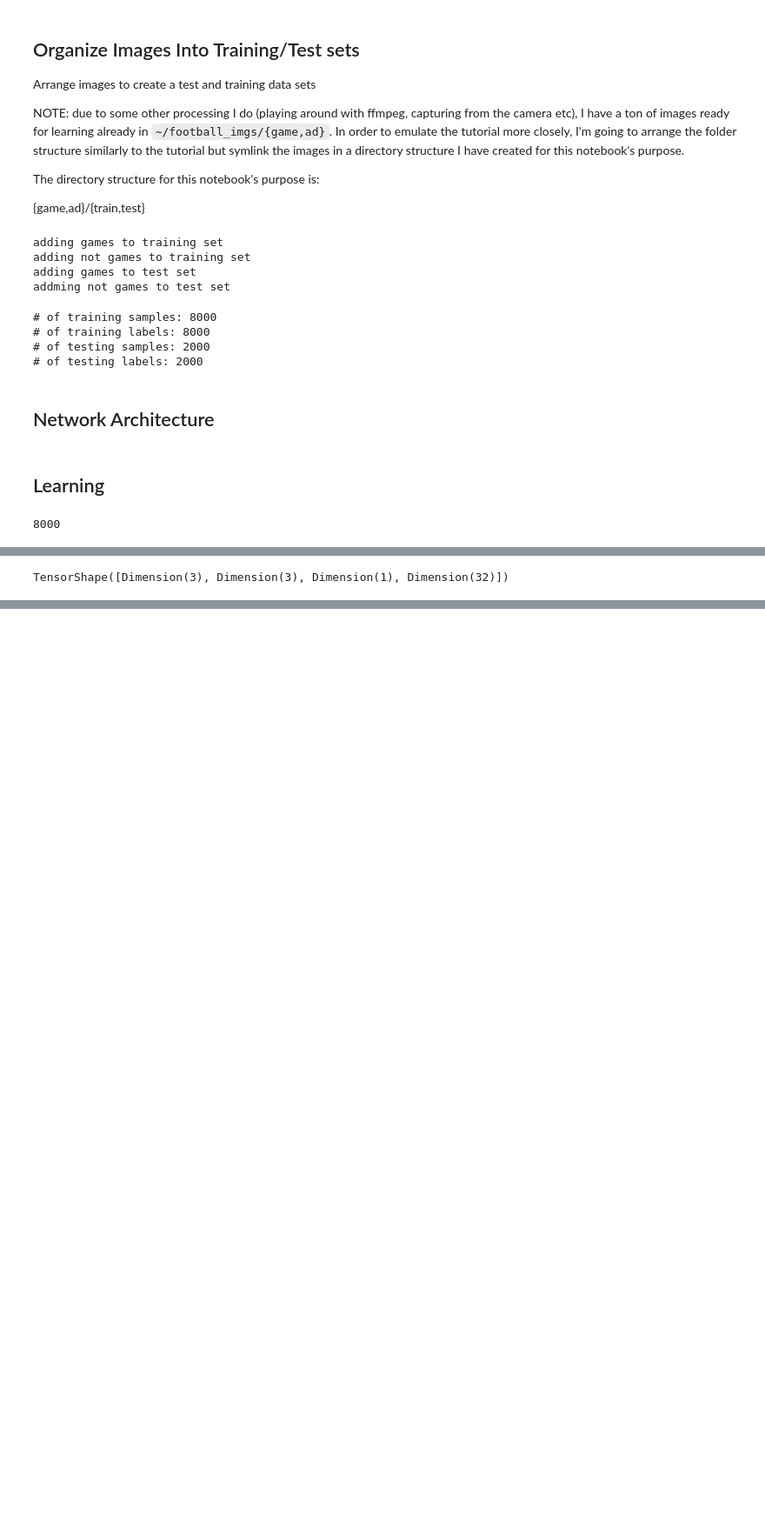
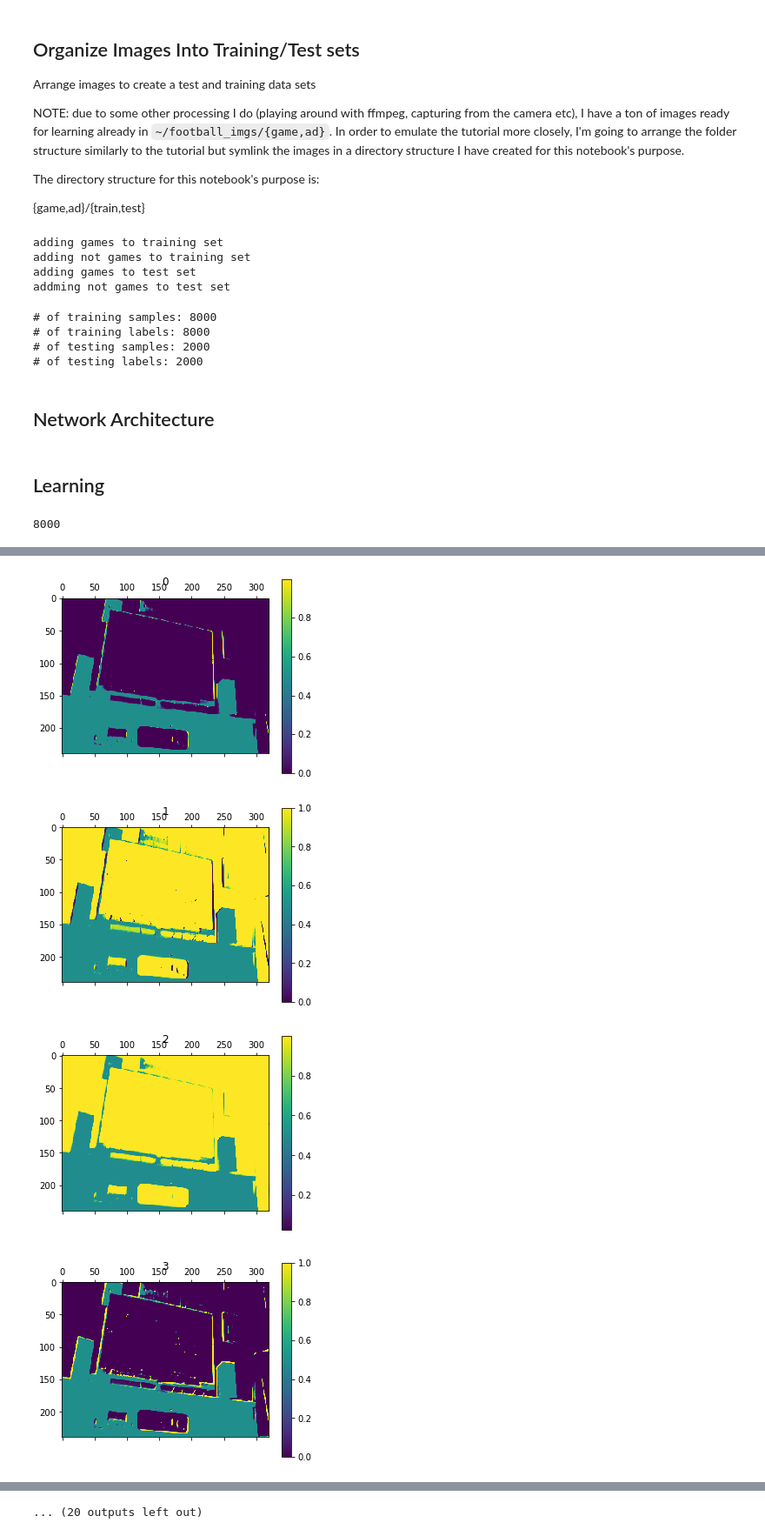
Before and after one commit to brycemcd/learning_neural_networks, a Jupyter notebook: 2017-10-15-football-cnn.ipynb, the cells around one changed output, grey strips where cells are left out. Shown at 87% size. Saved outputs shown, nothing was run; the diff lists cells and outputs as text; code cells hidden in the pictures; blank space fills up the shorter version.

```diff
--- a/2017-10-15-football-cnn.ipynb
+++ b/2017-10-15-football-cnn.ipynb
@@ -194,7 +194,7 @@ keepRate1 = tf.placeholder(tf.float32)
 keepRate2 = tf.placeholder(tf.float32)
 # %%
 # CONVOLUTION 1 - 1
-with tf.name_scope('conv1_1'):
+with tf.variable_scope('conv1_1') as scope:
     num_filters1_1 = 32
     filter1_1 = tf.Variable(tf.truncated_normal([3, 3, 1, num_filters1_1],
                                                 dtype=tf.float32,
@@ -210,7 +210,7 @@ with tf.name_scope('conv1_1'):
                         name='biases1_1')
 
     out = tf.nn.bias_add(conv, biases)
-    conv1_1 = tf.nn.sigmoid(out) #relu(out)
+    conv1_1 = tf.nn.sigmoid(out, name=scope.name)
 # %%
 # CONVOLUTION 1 - 2
 with tf.name_scope('conv1_2'):
@@ -304,7 +304,7 @@ int(train_x.shape[0])
 # %% [output]
 8000
 # %%
-numEpochs = 3
+numEpochs = 10
 batchSize = 100
 alpha = 1e-3
 
@@ -320,7 +320,7 @@ with tf.name_scope('accuracy'):
 with tf.name_scope('train'):
     train_step = tf.train.AdamOptimizer(learning_rate=alpha).minimize(loss)
 # %%
-sess = tf.Session() # TODO make this an interactive session
+sess = tf.InteractiveSession() # TODO make this an interactive session
 init = tf.global_variables_initializer()
 sess.run(init)
 # %%
@@ -352,10 +370,12 @@ for i in range(numEpochs):
     for ii in range(steps):
         #Calculate our current step
         step = i * steps + ii
+        batch_from = ii * batchSize
+        batch_to   = (ii+1) * batchSize
         #Feed forward batch of train images into graph and log accuracy
         acc, wo_ff = sess.run([[accuracy], write_op],
-                       feed_dict={X: train_x[(ii*batchSize):((ii+1)*batchSize),:,:,:],
-                                  Y_: train_y[(ii*batchSize):((ii+1)*batchSize)],
+                       feed_dict={X: train_x[batch_from:batch_to,:,:,:],
+                                  Y_: train_y[batch_from:batch_to],
                                   keepRate1: 1,
                                   keepRate2: 1})
 
@@ -363,12 +383,12 @@ for i in range(numEpochs):
         accHist.append(acc)
 
         #Back propogate using adam optimizer to update weights and biases.
-        sess.run([train_step, write_op], feed_dict={X: train_x[(ii*batchSize):((ii+1)*batchSize),:,:,:],
-                                        Y_: train_y[(ii*batchSize):((ii+1)*batchSize)],
+        sess.run(train_step, feed_dict={X: train_x[batch_from:batch_to,:,:,:],
+                                        Y_: train_y[batch_from:batch_to],
                                         keepRate1: 0.75,
                                         keepRate2: 0.75})
 
-        if step % 5 == 0:
+        if step % 25 == 0:
             # Get Train Summary for one batch and add summary to TensorBoard
 #             summary = sess.run(write_op, feed_dict={X: train_x[(ii*batchSize):((ii+1)*batchSize),:,:,:],
 #                                                     Y_: train_y[(ii*batchSize):((ii+1)*batchSize)],
@@ -389,7 +409,7 @@ for i in range(numEpochs):
 #             writer_2.add_summary(wo_bp, step)
 #             writer_2.flush()
 
-            print("step number: %s, training accuracy: %s" % (step, np.median(accHist)))
+#            print("step number: %s, training accuracy: %s" % (step, np.median(accHist)))
 
 
 
@@ -397,12 +417,16 @@ for i in range(numEpochs):
 
     #Feed forward all test images into graph and log accuracy
     for iii in range(int(test_x.shape[0]/batchSize)):
+        step = i * steps + iii
+
         acc, wo_t = sess.run([accuracy, write_op], feed_dict={X: test_x[(iii*batchSize):((iii+1)*batchSize),:,:,:],
                                             Y_: test_y[(iii*batchSize):((iii+1)*batchSize)],
                                             keepRate1: 1,
                                             keepRate2: 1})
-        writer_2.add_summary(wo_t, step)
-        writer_2.flush()
+        if iii % 5 == 0:
+            writer_2.add_summary(wo_t, step)
+            writer_2.flush()
+
         accHist2.append(acc)
     print("Test Set Accuracy: {}".format(np.median(accHist2)))
 # %% [output]
@@ -428,6 +450,20 @@ KeyboardInterrupt:
 # %%
 sess.close()
-# %%
-filter1_1.shape
-# %% [output]
-TensorShape([Dimension(3), Dimension(3), Dimension(1), Dimension(32)])
+# %%
+image = test_x[200]
+image = image.reshape(data_shape)
+H = conv1_1.eval(feed_dict = {X: image})
+#H1 = conv2_2.eval(feed_dict= {X: image})
+
+plt.ion()
+
+for i in range(H.shape[3]):
+    plt.matshow(H[0, :, :, i])
+    plt.title(i)
+    plt.colorbar()
+plt.show()
+# %% [output]
+[figure, added]
+[figure, added]
+[figure, added]
+[figure, added]
@@ -433,0 +478 @@ TensorShape([Dimension(3), Dimension(3), Dimension(1), Dimension(32)])
+... (20 outputs left out)
```
Also changed, not shown: parts of 6 cells of this notebook.
